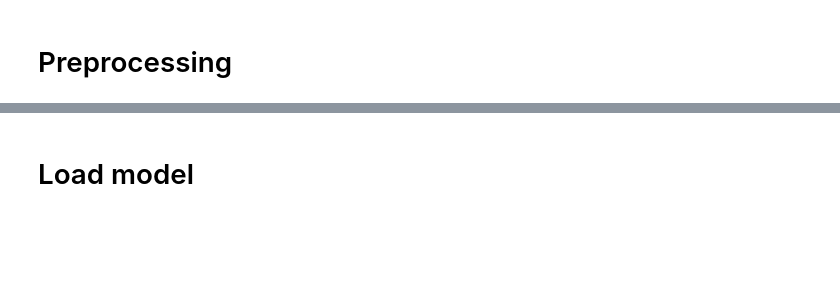
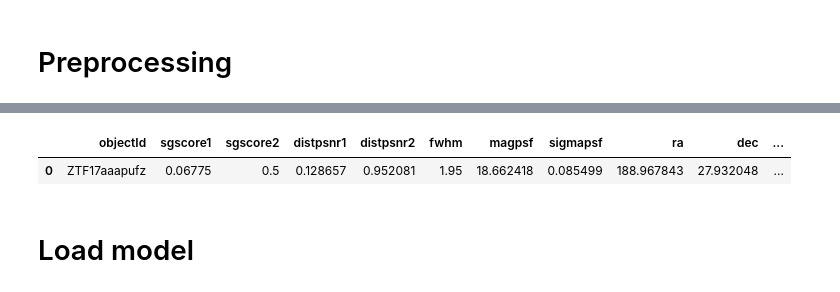
Before and after one commit to theobonzi/ML_skyportal, a Jupyter notebook: run_kowalski.ipynb, the cells around one changed output, grey strips where cells are left out. Cells and saved outputs as stored; diff of their text form; code cells hidden in the pictures; blank space fills up the shorter version.

```diff
--- a/run_kowalski.ipynb
+++ b/run_kowalski.ipynb
@@ -84,2 +76,7 @@ photo_ready, cand_ready, image_ready = preprocessing_run.process_data(one_photo,
+# %%
+cand_ready
+# %% [output]
+|  | objectId | sgscore1 | sgscore2 | distpsnr1 | distpsnr2 | fwhm | magpsf | sigmapsf | ra | dec | ... |
+| 0 | ZTF17aaapufz | 0.06775 | 0.5 | 0.128657 | 0.952081 | 1.95 | 18.662418 | 0.085499 | 188.967843 | 27.932048 | ... |
 # %% [markdown]
 # Load model
```
Also changed, not shown: parts of 9 cells of this notebook, 5 other files.
